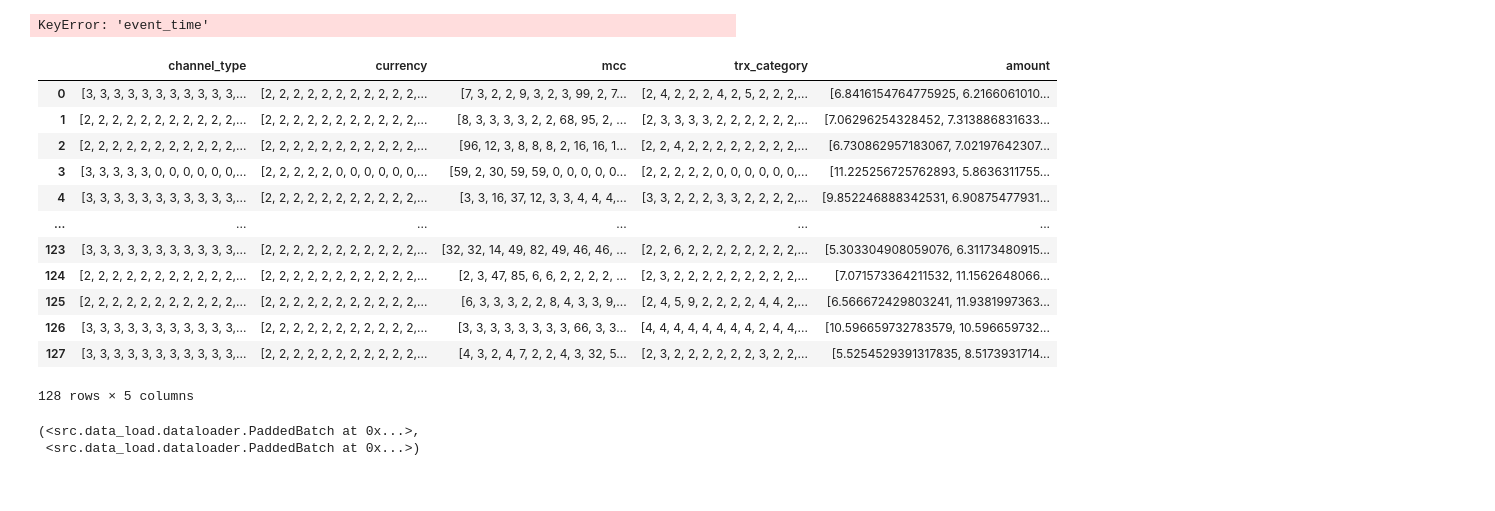
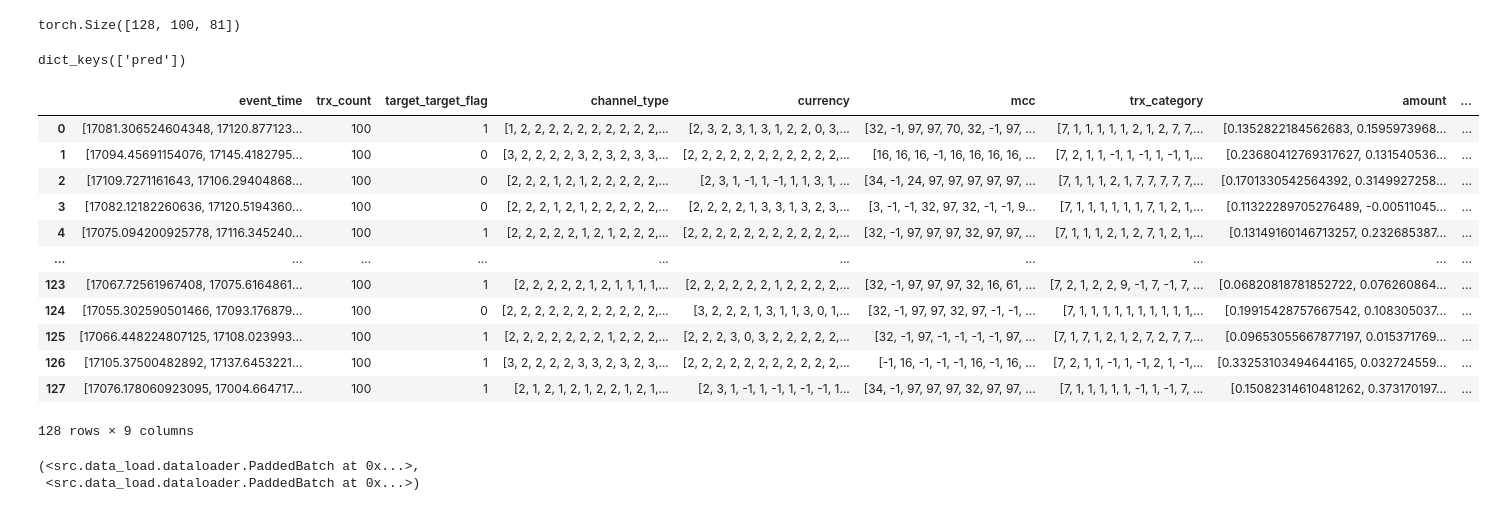
Before and after one commit to VityaVitalich/MLEM, a Jupyter notebook: experiments/rosbank/notebooks/testing.ipynb, the cells around one changed output. Saved outputs shown, nothing was run; the diff lists cells and outputs as text; code cells hidden in the pictures.

```diff
--- a/experiments/rosbank/notebooks/testing.ipynb
+++ b/experiments/rosbank/notebooks/testing.ipynb
@@ -157,2 +53,0 @@ fm = FeatureMixer(2, 3, 1)
-# %%
-out = fm(x)
@@ -354,38 +61,17 @@ pd.DataFrame.from_dict(df_dic)
-# %%
-df_dic = {}
-for feature in conf.features.embeddings.keys():
-    df_dic[feature] = []
-
-for feature in conf.features.numeric_values.keys():
-    df_dic[feature] = []
-
-for key, val in batch[0].payload.items():
-    df_dic[key].extend(val.tolist())
-# %% [output]
-KeyError: 'event_time'
-# %%
-pd.DataFrame.from_dict(df_dic)
-# %% [output]
-|  | channel_type | currency | mcc | trx_category | amount |
-| 0 | [3, 3, 3, 3, 3, 3, 3, 3, 3, 3, 3,... | [2, 2, 2, 2, 2, 2, 2, 2, 2, 2, 2,... | [7, 3, 2, 2, 9, 3, 2, 3, 99, 2, 7... | [2, 4, 2, 2, 2, 4, 2, 5, 2, 2, 2,... | [6.8416154764775925, 6.2166061010... |
-| 1 | [2, 2, 2, 2, 2, 2, 2, 2, 2, 2, 2,... | [2, 2, 2, 2, 2, 2, 2, 2, 2, 2, 2,... | [8, 3, 3, 3, 3, 2, 2, 68, 95, 2, ... | [2, 3, 3, 3, 3, 2, 2, 2, 2, 2, 2,... | [7.06296254328452, 7.313886831633... |
-| 2 | [2, 2, 2, 2, 2, 2, 2, 2, 2, 2, 2,... | [2, 2, 2, 2, 2, 2, 2, 2, 2, 2, 2,... | [96, 12, 3, 8, 8, 8, 2, 16, 16, 1... | [2, 2, 4, 2, 2, 2, 2, 2, 2, 2, 2,... | [6.730862957183067, 7.02197642307... |
-| 3 | [3, 3, 3, 3, 3, 0, 0, 0, 0, 0, 0,... | [2, 2, 2, 2, 2, 0, 0, 0, 0, 0, 0,... | [59, 2, 30, 59, 59, 0, 0, 0, 0, 0... | [2, 2, 2, 2, 2, 0, 0, 0, 0, 0, 0,... | [11.225256725762893, 5.8636311755... |
-| 4 | [3, 3, 3, 3, 3, 3, 3, 3, 3, 3, 3,... | [2, 2, 2, 2, 2, 2, 2, 2, 2, 2, 2,... | [3, 3, 16, 37, 12, 3, 3, 4, 4, 4,... | [3, 3, 2, 2, 2, 3, 3, 2, 2, 2, 2,... | [9.852246888342531, 6.90875477931... |
-| ... | ... | ... | ... | ... | ... |
-| 123 | [3, 3, 3, 3, 3, 3, 3, 3, 3, 3, 3,... | [2, 2, 2, 2, 2, 2, 2, 2, 2, 2, 2,... | [32, 32, 14, 49, 82, 49, 46, 46, ... | [2, 2, 6, 2, 2, 2, 2, 2, 2, 2, 2,... | [5.303304908059076, 6.31173480915... |
-| 124 | [2, 2, 2, 2, 2, 2, 2, 2, 2, 2, 2,... | [2, 2, 2, 2, 2, 2, 2, 2, 2, 2, 2,... | [2, 3, 47, 85, 6, 6, 2, 2, 2, 2, ... | [2, 3, 2, 2, 2, 2, 2, 2, 2, 2, 2,... | [7.071573364211532, 11.1562648066... |
-| 125 | [2, 2, 2, 2, 2, 2, 2, 2, 2, 2, 2,... | [2, 2, 2, 2, 2, 2, 2, 2, 2, 2, 2,... | [6, 3, 3, 3, 2, 2, 8, 4, 3, 3, 9,... | [2, 4, 5, 9, 2, 2, 2, 2, 4, 4, 2,... | [6.566672429803241, 11.9381997363... |
-| 126 | [3, 3, 3, 3, 3, 3, 3, 3, 3, 3, 3,... | [2, 2, 2, 2, 2, 2, 2, 2, 2, 2, 2,... | [3, 3, 3, 3, 3, 3, 3, 3, 66, 3, 3... | [4, 4, 4, 4, 4, 4, 4, 4, 2, 4, 4,... | [10.596659732783579, 10.596659732... |
-| 127 | [3, 3, 3, 3, 3, 3, 3, 3, 3, 3, 3,... | [2, 2, 2, 2, 2, 2, 2, 2, 2, 2, 2,... | [4, 3, 2, 4, 7, 2, 2, 4, 3, 32, 5... | [2, 3, 2, 2, 2, 2, 2, 2, 3, 2, 2,... | [5.5254529391317835, 8.5173931714... |
-128 rows × 5 columns
 # %%
-net = SeqGen(model_conf=model_conf, data_conf=conf)
+net = SeqGen(model_conf=model_conf, data_conf=conf).to('cpu')
 # %%
 gts = []
 outs = []
 for batch in tqdm(train_loader):
-    out = net(batch[0])
+    out = net.generate(batch[0], model_conf.gen_len)
+    #out = net(batch[0])
     outs.append(out)
     gts.append(batch[1])
     break
+# %% [output]
+torch.Size([128, 100, 81])
+# %%
+out.keys()
+# %% [output]
+dict_keys(['pred'])
@@ -392,3 +126,19 @@ for batch in tqdm(train_loader):
+# %%
+generated_df
+# %% [output]
+|  | event_time | trx_count | target_target_flag | channel_type | currency | mcc | trx_category | amount | ... |
+| 0 | [17081.306524604348, 17120.877123... | 100 | 1 | [1, 2, 2, 2, 2, 2, 2, 2, 2, 2, 2,... | [2, 3, 2, 3, 1, 3, 1, 2, 2, 0, 3,... | [32, -1, 97, 97, 70, 32, -1, 97, ... | [7, 1, 1, 1, 1, 1, 2, 1, 2, 7, 7,... | [0.1352822184562683, 0.1595973968... | ... |
+| 1 | [17094.45691154076, 17145.4182795... | 100 | 0 | [3, 2, 2, 2, 2, 3, 2, 3, 2, 3, 3,... | [2, 2, 2, 2, 2, 2, 2, 2, 2, 2, 2,... | [16, 16, 16, -1, 16, 16, 16, 16, ... | [7, 2, 1, 1, -1, 1, -1, 1, -1, 1,... | [0.23680412769317627, 0.131540536... | ... |
+| 2 | [17109.7271161643, 17106.29404868... | 100 | 0 | [2, 2, 2, 1, 2, 1, 2, 2, 2, 2, 2,... | [2, 3, 1, -1, 1, -1, 1, 1, 3, 1, ... | [34, -1, 24, 97, 97, 97, 97, 97, ... | [7, 1, 1, 1, 2, 1, 7, 7, 7, 7, 7,... | [0.1701330542564392, 0.3149927258... | ... |
+| 3 | [17082.12182260636, 17120.5194360... | 100 | 0 | [2, 2, 2, 1, 2, 1, 2, 2, 2, 2, 2,... | [2, 2, 2, 2, 1, 3, 3, 1, 3, 2, 3,... | [3, -1, -1, 32, 97, 32, -1, -1, 9... | [7, 1, 1, 1, 1, 1, 1, 7, 1, 2, 1,... | [0.11322289705276489, -0.00511045... | ... |
+| 4 | [17075.094200925778, 17116.345240... | 100 | 1 | [2, 2, 2, 2, 2, 1, 2, 1, 2, 2, 2,... | [2, 2, 2, 2, 2, 2, 2, 2, 2, 2, 2,... | [32, -1, 97, 97, 97, 32, 97, 97, ... | [7, 1, 1, 1, 2, 1, 2, 7, 1, 2, 1,... | [0.13149160146713257, 0.232685387... | ... |
+| ... | ... | ... | ... | ... | ... | ... | ... | ... | ... |
+| 123 | [17067.72561967408, 17075.6164861... | 100 | 1 | [2, 2, 2, 2, 2, 1, 2, 1, 1, 1, 1,... | [2, 2, 2, 2, 2, 2, 1, 2, 2, 2, 2,... | [32, -1, 97, 97, 97, 32, 16, 61, ... | [7, 2, 1, 2, 2, 9, -1, 7, -1, 7, ... | [0.06820818781852722, 0.076260864... | ... |
+| 124 | [17055.302590501466, 17093.176879... | 100 | 0 | [2, 2, 2, 2, 2, 2, 2, 2, 2, 2, 2,... | [3, 2, 2, 2, 1, 3, 1, 1, 3, 0, 1,... | [32, -1, 97, 97, 32, 97, -1, -1, ... | [7, 1, 1, 1, 1, 1, 1, 1, 1, 1, 1,... | [0.19915428757667542, 0.108305037... | ... |
+| 125 | [17066.448224807125, 17108.023993... | 100 | 1 | [2, 2, 2, 2, 2, 2, 2, 1, 2, 2, 2,... | [2, 2, 2, 3, 0, 3, 2, 2, 2, 2, 2,... | [32, -1, 97, -1, -1, -1, -1, 97, ... | [7, 1, 7, 1, 2, 1, 2, 7, 2, 7, 7,... | [0.09653055667877197, 0.015371769... | ... |
+| 126 | [17105.37500482892, 17137.6453221... | 100 | 1 | [3, 2, 2, 2, 2, 3, 3, 2, 3, 2, 3,... | [2, 2, 2, 2, 2, 2, 2, 2, 2, 2, 2,... | [-1, 16, -1, -1, -1, 16, -1, 16, ... | [7, 2, 1, 1, -1, 1, -1, 2, 1, -1,... | [0.33253103494644165, 0.032724559... | ... |
+| 127 | [17076.178060923095, 17004.664717... | 100 | 1 | [2, 1, 2, 1, 2, 1, 2, 2, 1, 2, 1,... | [2, 3, 1, -1, 1, -1, 1, -1, -1, 1... | [34, -1, 97, 97, 97, 32, 97, 97, ... | [7, 1, 1, 1, 1, 1, -1, 1, -1, 7, ... | [0.15082314610481262, 0.373170197... | ... |
+128 rows × 9 columns
 # %%
 def out_to_padded_batch(out, conf):
     order = {}
```
Also changed, not shown: parts of 45 cells of this notebook, 37 other files.
